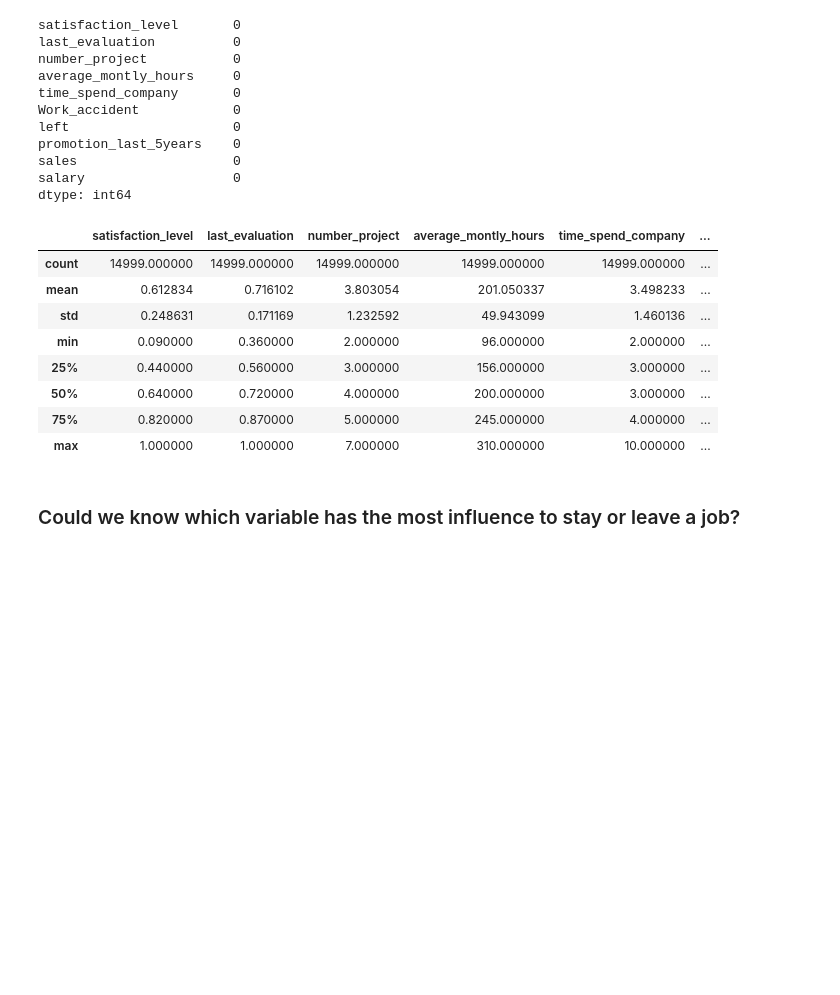
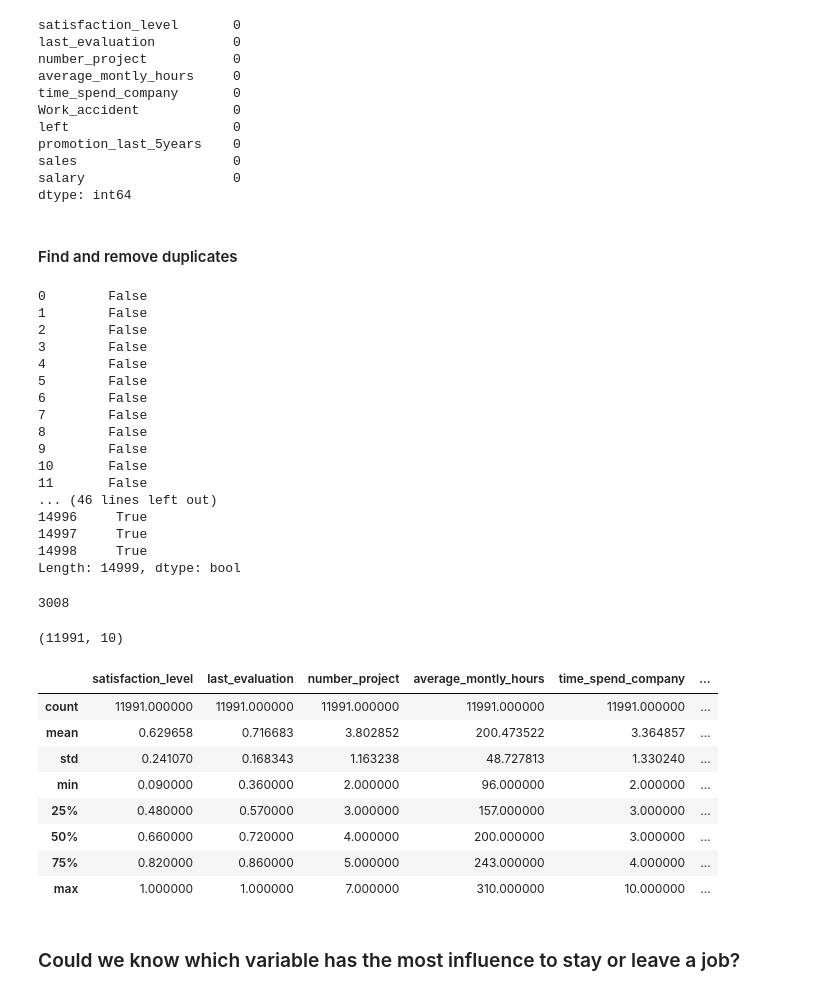
Before and after one commit to MariaGamero/TFM-ReasonsforEmployeeTurnover, a Jupyter notebook: Employee_retention.ipynb, the cells around one changed output. Saved outputs shown, nothing was run; the diff lists cells and outputs as text; code cells hidden in the pictures; blank space fills up the shorter version.

```diff
--- a/Employee_retention.ipynb
+++ b/Employee_retention.ipynb
@@ -89,18 +96,50 @@ promotion_last_5years    0
 sales                    0
 salary                   0
 dtype: int64
+# %% [markdown]
+#### Find and remove duplicates
 # %%
-hr.describe()
+hr.duplicated()
 # %% [output]
-|  | satisfaction_level | last_evaluation | number_project | average_montly_hours | time_spend_company | ... |
-| count | 14999.000000 | 14999.000000 | 14999.000000 | 14999.000000 | 14999.000000 | ... |
-| mean | 0.612834 | 0.716102 | 3.803054 | 201.050337 | 3.498233 | ... |
-| std | 0.248631 | 0.171169 | 1.232592 | 49.943099 | 1.460136 | ... |
-| min | 0.090000 | 0.360000 | 2.000000 | 96.000000 | 2.000000 | ... |
-| 25% | 0.440000 | 0.560000 | 3.000000 | 156.000000 | 3.000000 | ... |
-| 50% | 0.640000 | 0.720000 | 4.000000 | 200.000000 | 3.000000 | ... |
-| 75% | 0.820000 | 0.870000 | 5.000000 | 245.000000 | 4.000000 | ... |
-| max | 1.000000 | 1.000000 | 7.000000 | 310.000000 | 10.000000 | ... |
+0        False
+1        False
+2        False
+3        False
+4        False
+5        False
+6        False
+7        False
+8        False
+9        False
+10       False
+11       False
+... (46 lines left out)
+14996     True
+14997     True
+14998     True
+Length: 14999, dtype: bool
+# %%
+len(hr[hr.duplicated]==True)
+# %% [output]
+3008
+# %%
+#I have valorated the size of these elements and I feel confortable removing duplicates from the data set
+hr_no_dupl= hr.drop_duplicates()
+hr_no_dupl.shape
+# %% [output]
+(11991, 10)
+# %%
+hr_no_dupl.describe()
+# %% [output]
+|  | satisfaction_level | last_evaluation | number_project | average_montly_hours | time_spend_company | ... |
+| count | 11991.000000 | 11991.000000 | 11991.000000 | 11991.000000 | 11991.000000 | ... |
+| mean | 0.629658 | 0.716683 | 3.802852 | 200.473522 | 3.364857 | ... |
+| std | 0.241070 | 0.168343 | 1.163238 | 48.727813 | 1.330240 | ... |
+| min | 0.090000 | 0.360000 | 2.000000 | 96.000000 | 2.000000 | ... |
+| 25% | 0.480000 | 0.570000 | 3.000000 | 157.000000 | 3.000000 | ... |
+| 50% | 0.660000 | 0.720000 | 4.000000 | 200.000000 | 3.000000 | ... |
+| 75% | 0.820000 | 0.860000 | 5.000000 | 243.000000 | 4.000000 | ... |
+| max | 1.000000 | 1.000000 | 7.000000 | 310.000000 | 10.000000 | ... |
 # %% [markdown]
 ### Could we know which variable has the most influence to stay or leave a job?
 # %%
```
Also changed, not shown: parts of 18 cells of this notebook.
